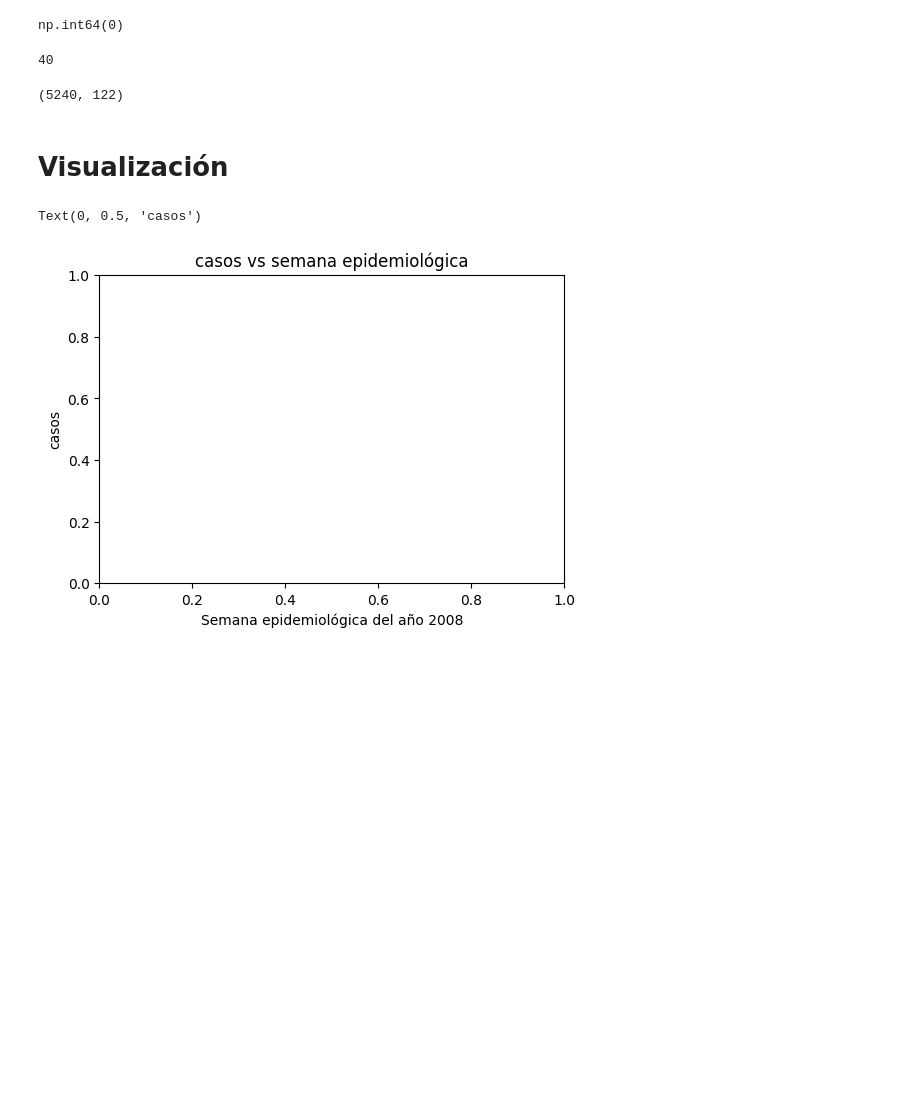
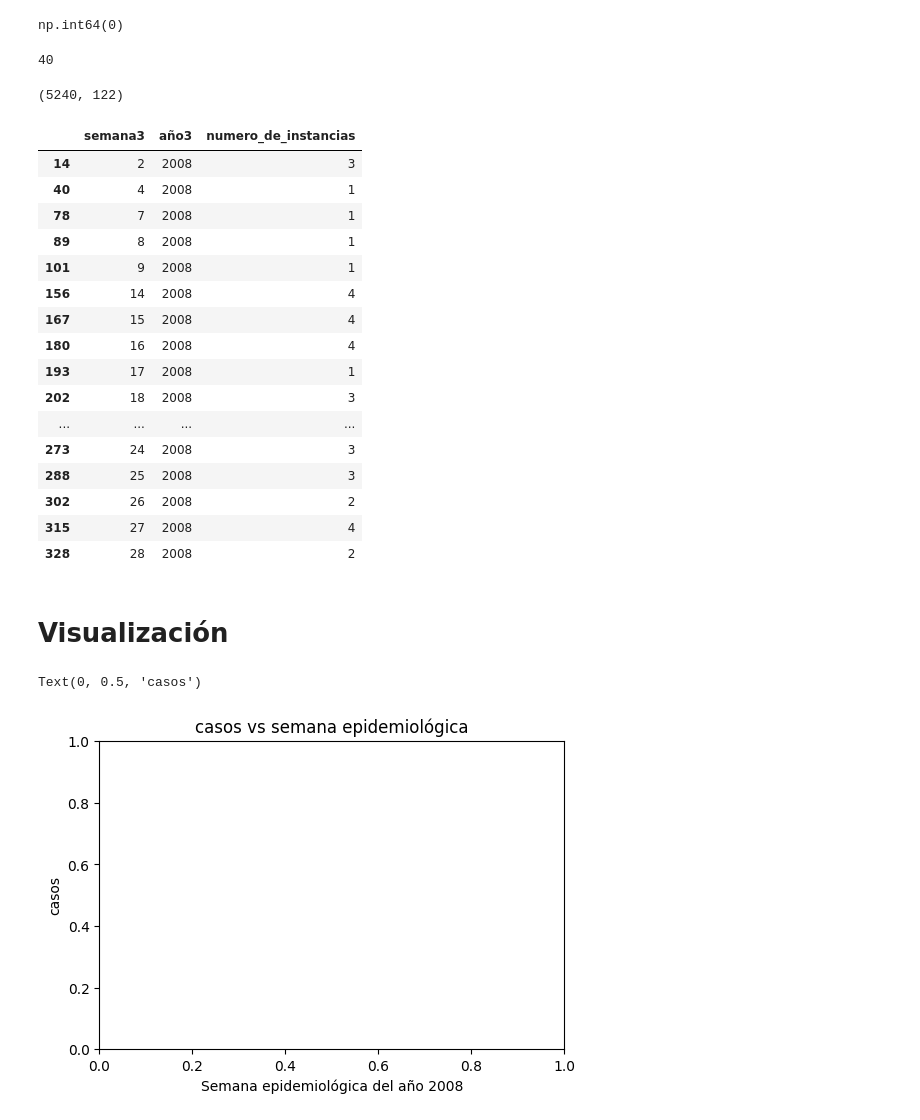
Before and after one commit to marco-canas/arima, a Jupyter notebook: 4_datasets/6. datos_secretaria_salud/procesamiento_secre_salud.ipynb, the cells around one changed output. Saved outputs shown, nothing was run; the diff lists cells and outputs as text; code cells hidden in the pictures; blank space fills up the shorter version.

Commit message:
parece que hemos alcanzado el número de casos por periódo epidemiológico

```diff
--- a/4_datasets/6. datos_secretaria_salud/procesamiento_secre_salud.ipynb
+++ b/4_datasets/6. datos_secretaria_salud/procesamiento_secre_salud.ipynb
@@ -151,3 +144,32 @@ df3 = pd.DataFrame(X_semana_año, y_n_casos, columns = [])
+# %%
+# Contar el número de instancias por cada combinación de 'semana' y 'año'
+df_grouped = df.groupby(['semana', 'año']).size().reset_index(name='numero_de_instancias')
+
+# Renombrar las columnas según lo solicitado
+df3 = df_grouped.rename(columns={'semana': 'semana3', 'año': 'año3'})
+
+df3 = df3.sort_values(by=['año3', 'semana3'])
+df.shape
+
+df3.head(20)
+# %% [output]
+|  | semana3 | año3 | numero_de_instancias |
+| 14 | 2 | 2008 | 3 |
+| 40 | 4 | 2008 | 1 |
+| 78 | 7 | 2008 | 1 |
+| 89 | 8 | 2008 | 1 |
+| 101 | 9 | 2008 | 1 |
+| 156 | 14 | 2008 | 4 |
+| 167 | 15 | 2008 | 4 |
+| 180 | 16 | 2008 | 4 |
+| 193 | 17 | 2008 | 1 |
+| 202 | 18 | 2008 | 3 |
+| ... | ... | ... | ... |
+| 273 | 24 | 2008 | 3 |
+| 288 | 25 | 2008 | 3 |
+| 302 | 26 | 2008 | 2 |
+| 315 | 27 | 2008 | 4 |
+| 328 | 28 | 2008 | 2 |
 # %% [markdown]
 # Visualización
 # %%
```
Also changed, not shown: parts of 2 cells of this notebook, 1 other file.
